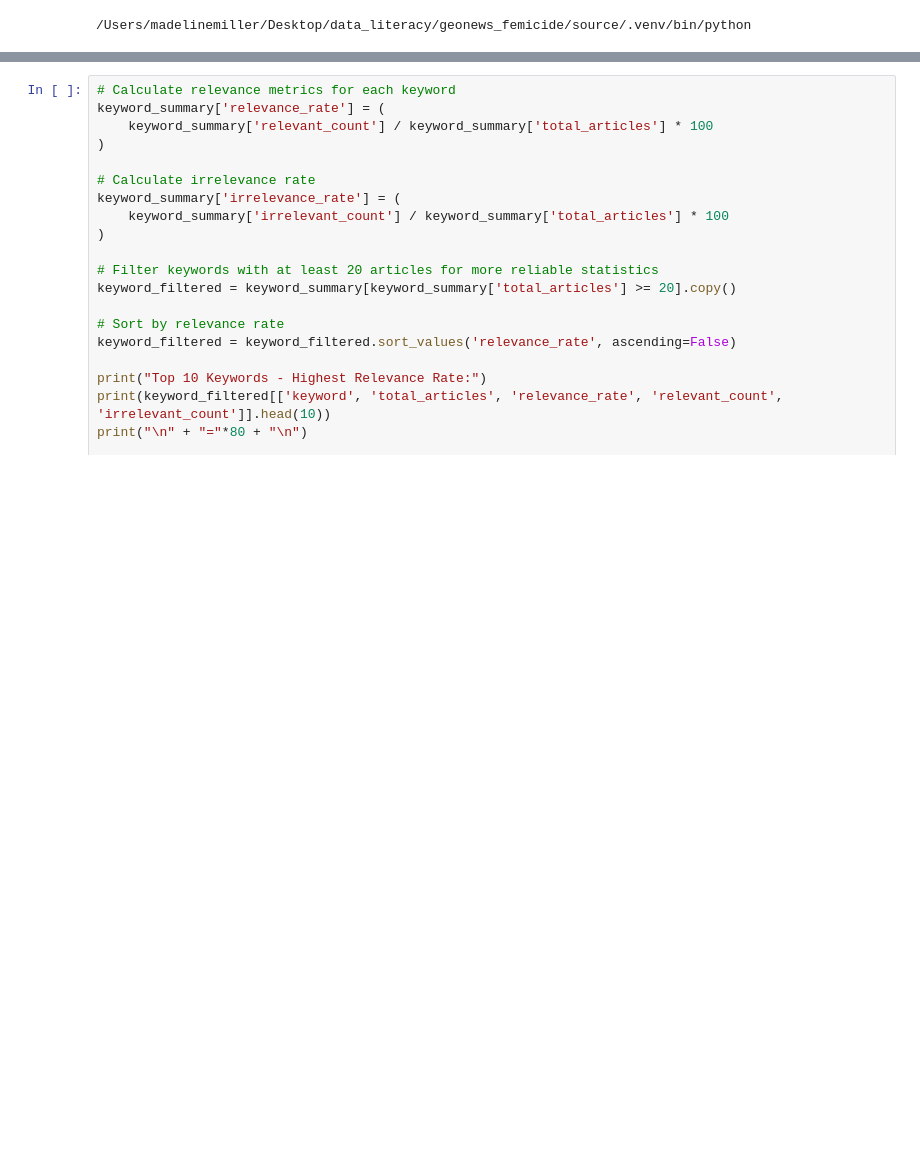
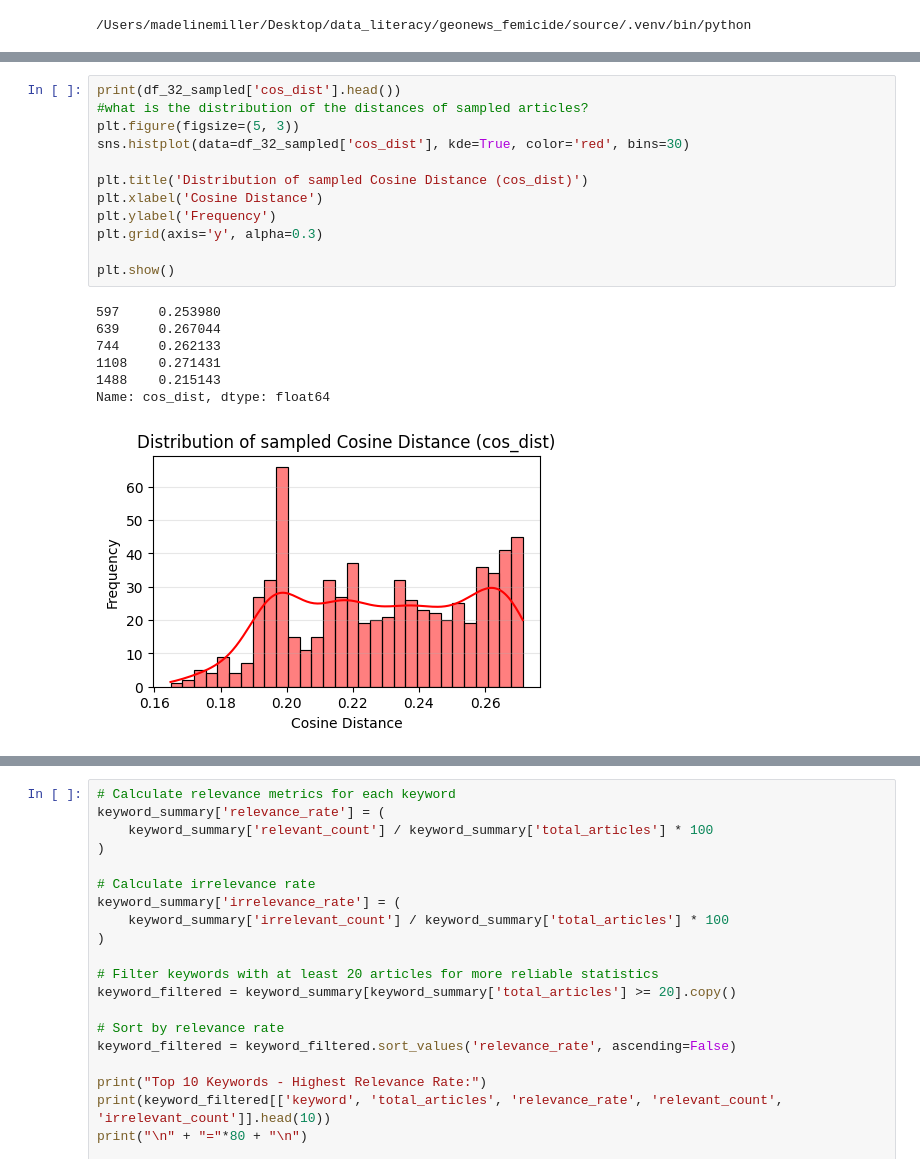
Before and after one commit to madelinemmiller18/geonews_femicide, a Jupyter notebook: experiments/exploratory/query_relevance_compare.ipynb, the cells around one changed output, grey strips where cells are left out. Cells and saved outputs as stored; diff of their text form; blank space fills up the shorter version.

```diff
--- a/source/query_relevance_compare.ipynb
+++ b/experiments/exploratory/query_relevance_compare.ipynb
@@ -24,0 +83,20 @@ df_key = pd.read_csv(f'{source_path}manual_tag/femicide_keywords.csv')
+# %%
+print(df_32_sampled['cos_dist'].head())
+#what is the distribution of the distances of sampled articles?
+plt.figure(figsize=(5, 3))
+sns.histplot(data=df_32_sampled['cos_dist'], kde=True, color='red', bins=30)
+
+plt.title('Distribution of sampled Cosine Distance (cos_dist)')
+plt.xlabel('Cosine Distance')
+plt.ylabel('Frequency')
+plt.grid(axis='y', alpha=0.3)
+
+plt.show()
+# %% [output]
+597     0.253980
+639     0.267044
+744     0.262133
+1108    0.271431
+1488    0.215143
+Name: cos_dist, dtype: float64
+[figure, added]
```
Also changed, not shown: parts of 7 cells of this notebook, 2 other files.
